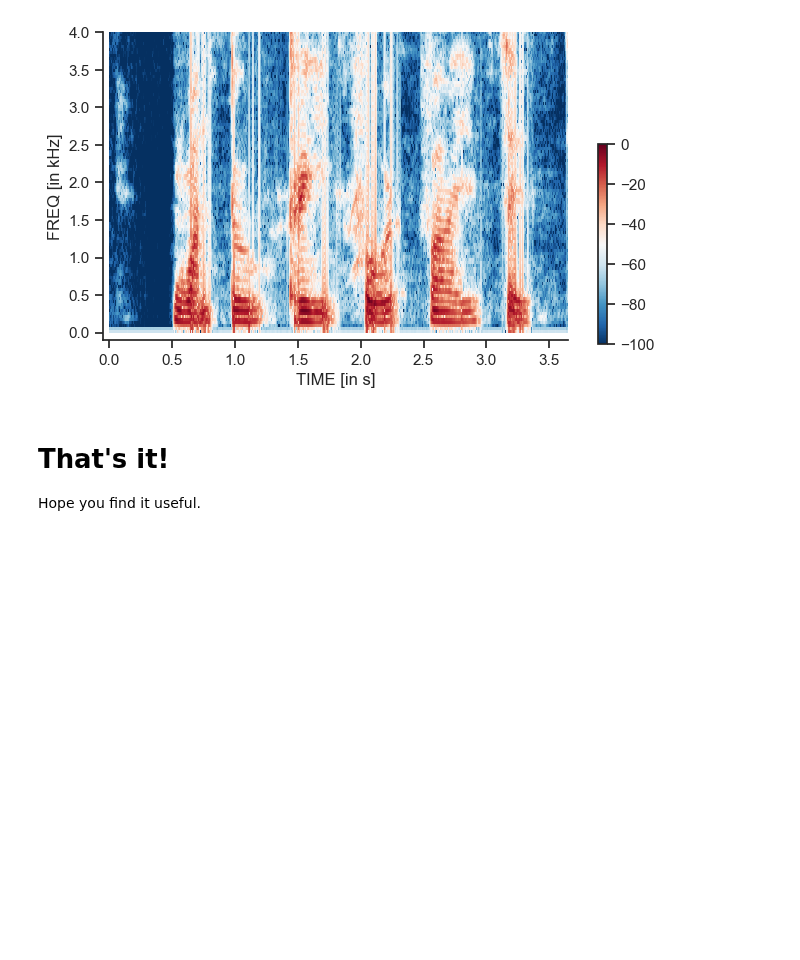
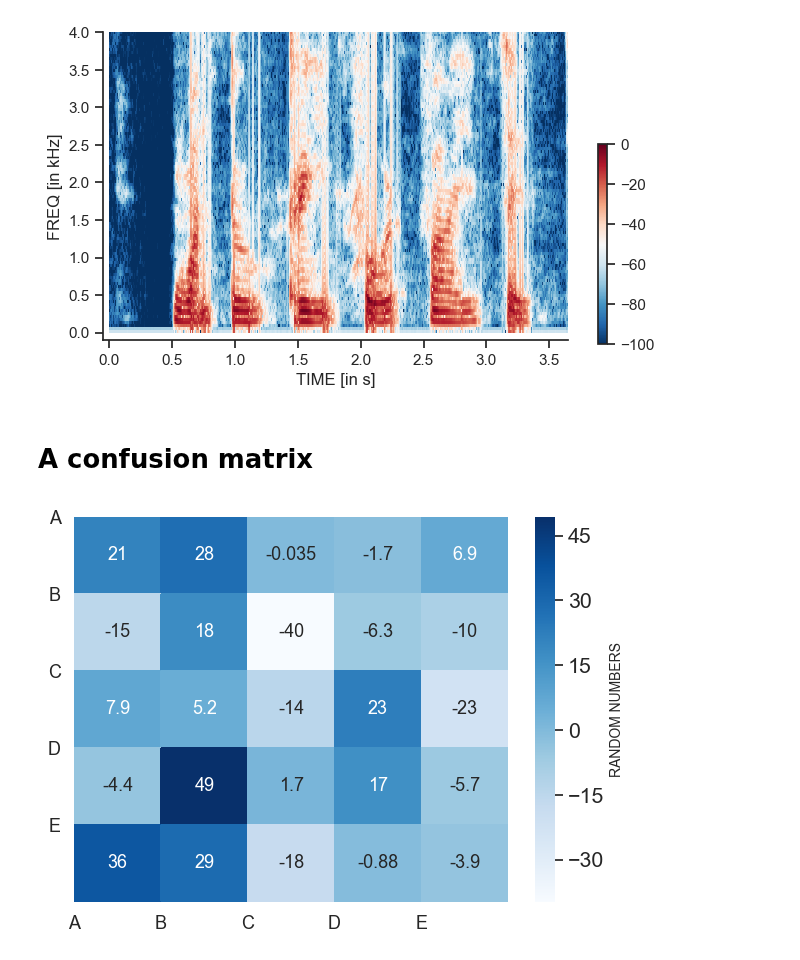
Before and after one commit to neerajww/myblog, a Jupyter notebook: _notebooks/2020-06-05-plotting_tips.ipynb, the cells around one changed output. Cells and saved outputs as stored; diff of their text form; code cells hidden in the pictures; blank space fills up the shorter version.

```diff
--- a/_notebooks/2020-06-05-plotting_tips.ipynb
+++ b/_notebooks/2020-06-05-plotting_tips.ipynb
@@ -303,6 +303,21 @@ plt.show()
 # %% [output]
 [figure]
 [figure]
-# %% [markdown]
-# That's it!
-Hope you find it useful.
+# %% [markdown]
+# A confusion matrix
+# %%
+cf_matrix = np.random.normal(0,1,(5,5))
+keys = ['A','B','C','D','E']
+fig = plt.subplots(figsize=(7,5))
+ax = plt.subplot(1,1,1)
+# sns.set(font_scale=1.4)#for label size
+sns.heatmap(cf_matrix/np.sum(cf_matrix)*100, annot=True, fmt='.2g', cmap='Blues', annot_kws={"size": 13},\
+           cbar_kws={'label': 'RANDOM NUMBERS'})# font size
+ax.figure.axes[-1].yaxis.label.set_size(10) # fontsize for label on color bar
+ax.set_xticks(np.arange(len(keys)))
+ax.set_yticks(np.arange(len(keys)))
+ax.set_xticklabels(keys,rotation=0,fontsize=13)
+ax.set_yticklabels(keys,rotation=0,fontsize=13)
+plt.show()
+# %% [output]
+[figure, added]
```
Also changed, not shown: parts of 12 cells of this notebook, 5 other files.
